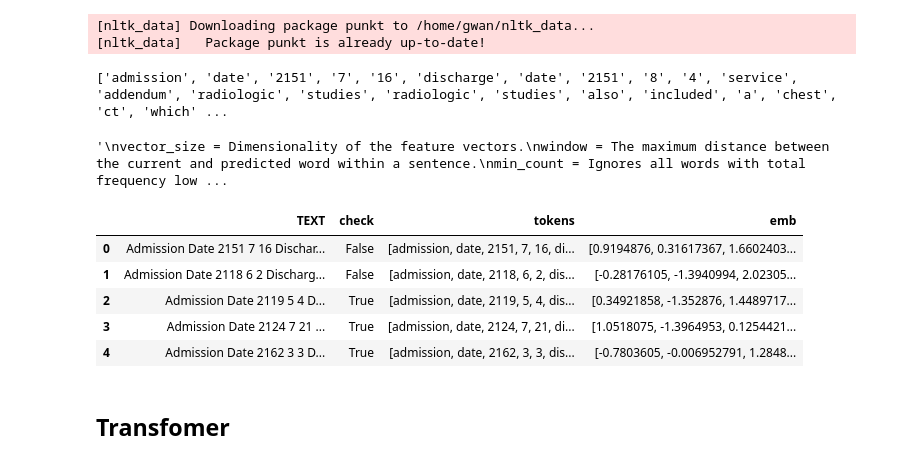
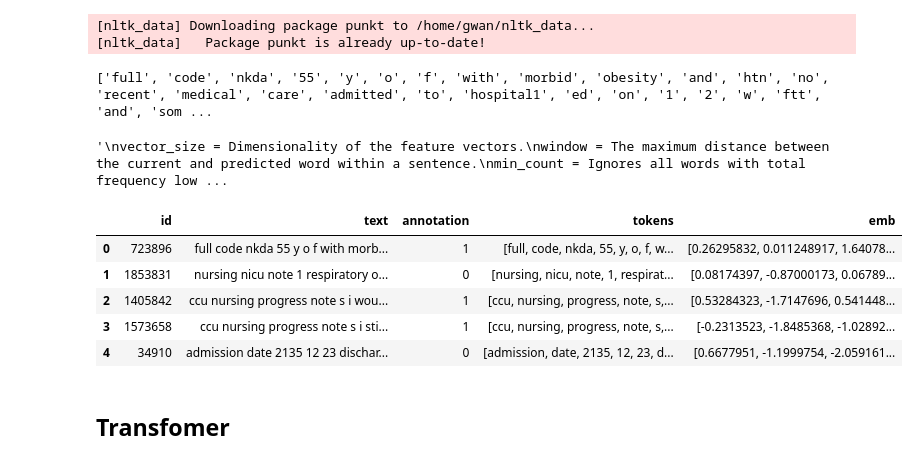
Before and after one commit to wan19990901/EECS6.S982_Sentiment, a Jupyter notebook: Modelling.ipynb, the cells around one changed output. Saved outputs shown, nothing was run; the diff lists cells and outputs as text; code cells hidden in the pictures.

```diff
--- a/Modelling.ipynb
+++ b/Modelling.ipynb
@@ -1,5 +1,5 @@
 # %%
 import pandas as pd
-data = pd.read_csv('physionet.org/files/mimiciii/1.4/NOTEEVENTS.csv.gz', nrows=10000, compression='gzip',usecols=['TEXT'],
-                   error_bad_lines=False)
+train = pd.read_csv('train.csv')
+test = pd.read_csv('test.csv')
 # Just get 1000 data points and only the text columns
@@ -53,14 +25,14 @@ from nltk.tokenize import word_tokenize
 [nltk_data] Downloading package punkt to /home/gwan/nltk_data...
 [nltk_data]   Package punkt is already up-to-date!
 # %%
-sentences = data.TEXT.values
+sentences = train.text.values
 tokenized_sent = []
 
 for s in sentences:
     tokenized_sent.append(word_tokenize(s.lower()))
 print(tokenized_sent[0])
 # %% [output]
-['admission', 'date', '2151', '7', '16', 'discharge', 'date', '2151', '8', '4', 'service', 'addendum', 'radiologic', 'studies', 'radiologic', 'studies', 'also', 'included', 'a', 'chest', 'ct', 'which' ...
+['full', 'code', 'nkda', '55', 'y', 'o', 'f', 'with', 'morbid', 'obesity', 'and', 'htn', 'no', 'recent', 'medical', 'care', 'admitted', 'to', 'hospital1', 'ed', 'on', '1', '2', 'w', 'ftt', 'and', 'som ...
 # %%
 from gensim.models.doc2vec import Doc2Vec, TaggedDocument
 tagged_data = [TaggedDocument(d, [i]) for i, d in enumerate(tokenized_sent)]
@@ -80,14 +50,17 @@ data['tokens'] = tokenized_sent
+# %%
+data_train = train.copy()
+data_train['tokens'] = tokenized_sent
 # %%
-data['emb'] = data['tokens'].apply(model_d2v.infer_vector)
+data_train['emb'] = data_train['tokens'].apply(model_d2v.infer_vector)
 # %%
-data.head()
+data_train.head()
 # %% [output]
-|  | TEXT | check | tokens | emb |
-| 0 | Admission Date 2151 7 16 Dischar... | False | [admission, date, 2151, 7, 16, di... | [0.9194876, 0.31617367, 1.6602403... |
-| 1 | Admission Date 2118 6 2 Discharg... | False | [admission, date, 2118, 6, 2, dis... | [-0.28176105, -1.3940994, 2.02305... |
-| 2 | Admission Date 2119 5 4 D... | True | [admission, date, 2119, 5, 4, dis... | [0.34921858, -1.352876, 1.4489717... |
-| 3 | Admission Date 2124 7 21 ... | True | [admission, date, 2124, 7, 21, di... | [1.0518075, -1.3964953, 0.1254421... |
-| 4 | Admission Date 2162 3 3 D... | True | [admission, date, 2162, 3, 3, dis... | [-0.7803605, -0.006952791, 1.2848... |
+|  | id | text | annotation | tokens | emb |
+| 0 | 723896 | full code nkda 55 y o f with morb... | 1 | [full, code, nkda, 55, y, o, f, w... | [0.26295832, 0.011248917, 1.64078... |
+| 1 | 1853831 | nursing nicu note 1 respiratory o... | 0 | [nursing, nicu, note, 1, respirat... | [0.08174397, -0.87000173, 0.06789... |
+| 2 | 1405842 | ccu nursing progress note s i wou... | 1 | [ccu, nursing, progress, note, s,... | [0.53284323, -1.7147696, 0.541448... |
+| 3 | 1573658 | ccu nursing progress note s i sti... | 1 | [ccu, nursing, progress, note, s,... | [-0.2313523, -1.8485368, -1.02892... |
+| 4 | 34910 | admission date 2135 12 23 dischar... | 0 | [admission, date, 2135, 12, 23, d... | [0.6677951, -1.1999754, -2.059161... |
 # %% [markdown]
 ## Transfomer
 # %%
```
Also changed, not shown: parts of 45 cells of this notebook, 1 other file.
